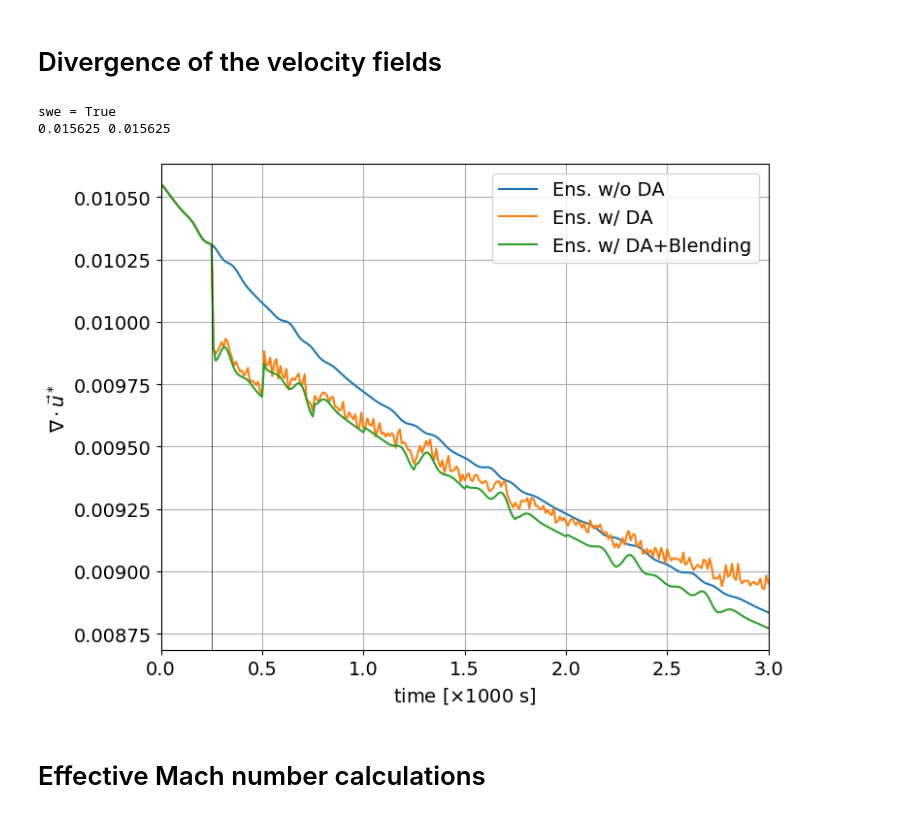
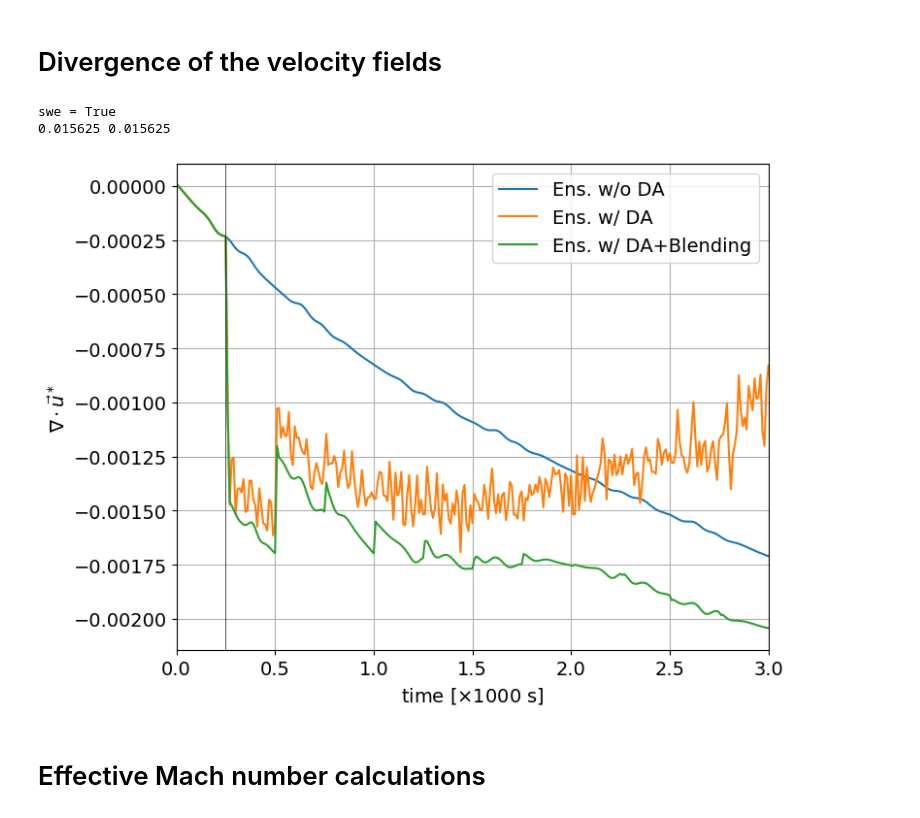
Before and after one commit to ray-chew/pyBELLA, a Jupyter notebook: visualiser_debugger/scale_analysis.ipynb, the cells around one changed output. Cells and saved outputs as stored; diff of their text form; code cells hidden in the pictures.

```diff
--- a/visualiser_debugger/scale_analysis.ipynb
+++ b/visualiser_debugger/scale_analysis.ipynb
@@ -135,7 +135,7 @@ for i,attribute in enumerate(attributes):
 #     print(ens_2.shape)
 
     obs = tc.get_ensemble(times, 1, attribute, 'comp_1.0_pp_tra_truth_ip', label_type='TIME',avg=True, diff=diff)
-    truth = tc.get_ensemble(times, 1, attribute, 'comp_1.0_pp_tra_truth_ip_ib-0', label_type='TIME',avg=True, diff=diff)
+    truth = tc.get_ensemble(times, 1, attribute, 'truth_ib-0', label_type='TIME',avg=True, diff=diff)
     truth_pos = tc.get_ensemble(times, 1, attribute, 'comp_1.0_pp_tra_truth_ip_ib-0', label_type='TIME',avg=True, diff=diff)
     if swe:
         truth = truth[:,:,0,:]
@@ -376,35 +375,35 @@ for bb,ens in enumerate(enses):
 t_axs = times
 
 import matplotlib.pyplot as plt
 
 barPu00 = barPu[0][0]
-barPu00 = 0.0
+# barPu00 = 0.0
 
 plt.figure(figsize=(8,6))
 
 plt.plot(t_axs, barPu[0] - barPu00, label=r'Ens. w/o DA')
 plt.plot(t_axs, barPu[1] - barPu00, label=r'Ens. w/ DA')
 plt.plot(t_axs, barPu[2] - barPu00, label=r'Ens. w/ DA+Blending')
 plt.axvline(0.25, c='k', lw=0.5)
 
 if swe:
     plt.xlabel(r'time [$\times 1000$ s]', labelpad=5)
     plt.ylabel(r'$\nabla \cdot \vec{u}^*$')
 else:
     plt.xlabel(r'time $[\times 100s]$')
     plt.ylabel(r'$\bar{p}^*$')
 plt.xlim([0.0,3.0])
 plt.legend()
 plt.grid()
 plt.tight_layout()
 typ = 'pos' if 'pos' in sfx0 else 'neg'
 # plt.savefig('barP_%s.pdf' %typ,bbox_inches='tight')
 plt.savefig('./output/bar_P_swe.pdf')
 plt.show()
 # %% [output]
 swe = True
 0.015625 0.015625
-[figure, old version]
+[figure, new version]
 # %% [markdown]
 # Effective Mach number calculations
 # %%
```
Also changed, not shown: parts of 2 cells of this notebook.
